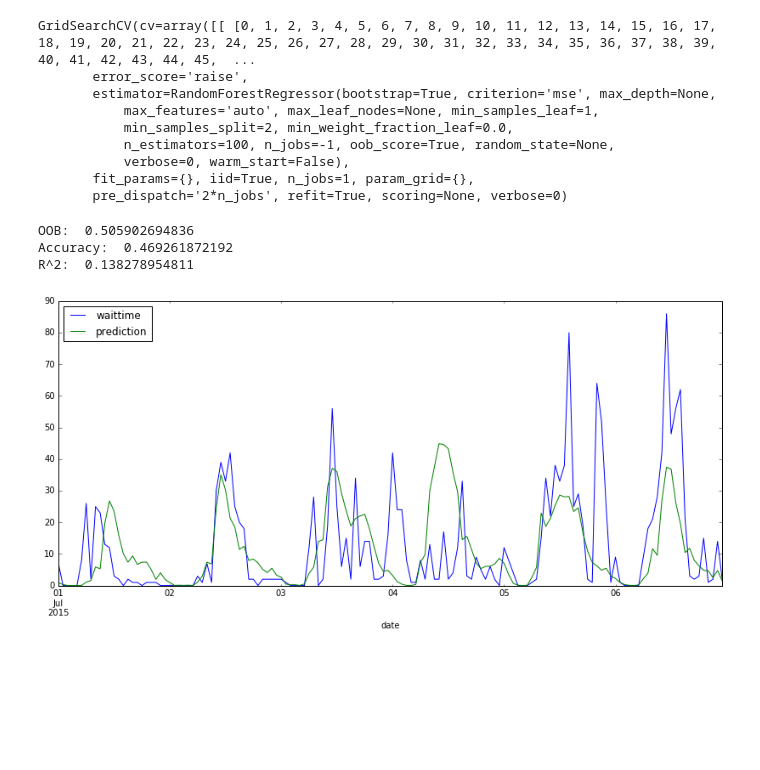
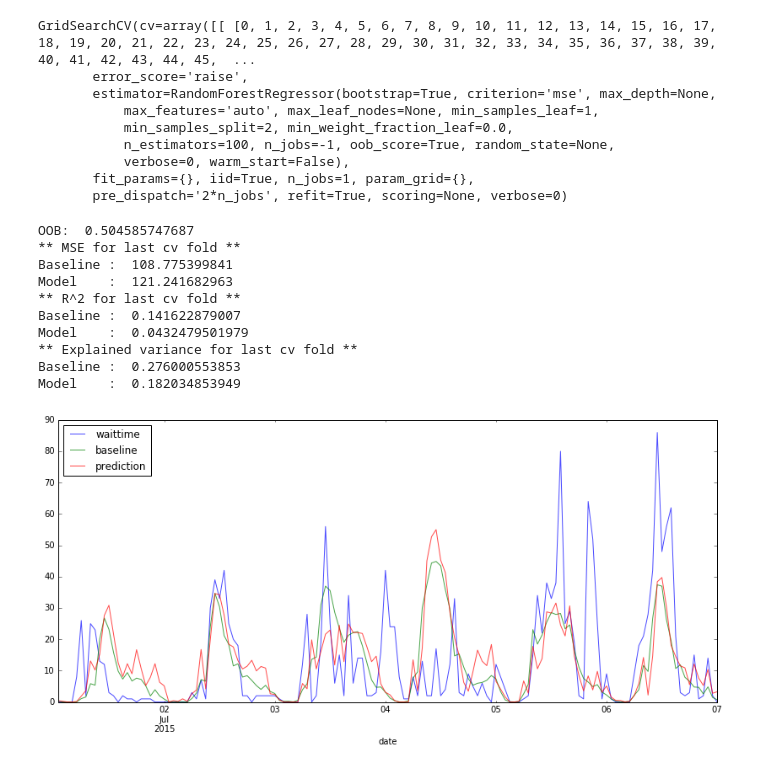
Before and after one commit to jngseattle/BorderCrossing, a Jupyter notebook: code/Model-v0.1-date_features_only-refactor.ipynb, the cells around one changed output. Drawn from its saved outputs; the diff is of its cells as text; code cells hidden in the pictures; blank space fills up the shorter version.

```diff
--- a/code/Model-v0.1-date_features_only-refactor.ipynb
+++ b/code/Model-v0.1-date_features_only-refactor.ipynb
@@ -92,8 +97,8 @@ query = '''
 df = pd_query(query)
 # %%
 from BorderModel import BorderData, clean_df_subset
-dfnew = clean_df_subset(df, ['year', 'dayofweek', 'minofday'])
-data = BorderData(dfnew)
+dfnew = clean_df_subset(df, ['year', 'month', 'dayofweek', 'minofday'])
+data = BorderData(dfnew, years=4)
 # %%
 model = RandomForestRegressor(n_jobs=-1, n_estimators=100, oob_score=True)
 params = {}
@@ -110,13 +115,18 @@ GridSearchCV(cv=array([[ [0, 1, 2, 3, 4, 5, 6, 7, 8, 9, 10, 11, 12, 13, 14, 15,
        fit_params={}, iid=True, n_jobs=1, param_grid={},
        pre_dispatch='2*n_jobs', refit=True, scoring=None, verbose=0)
 # %%
-print "OOB: ", grid.best_estimator_.oob_score_
-print "Accuracy: ", grid.best_score_
-pdf = data.prediction(grid.best_estimator_)
-print 'R^2: ', r2_score(pdf.waittime, pdf.prediction)
-plot_waittimes(pdf, 'prediction', '7/1/15', '7/7/15')
+data.predict(grid.best_estimator_)
+data.print_metrics(grid.best_estimator_)
+data.plot('7/1/15', '7/7/15');
 # %% [output]
-OOB:  0.505902694836
-Accuracy:  0.469261872192
-R^2:  0.138278954811
+OOB:  0.504585747687
+** MSE for last cv fold **
+Baseline :  108.775399841
+Model    :  121.241682963
+** R^2 for last cv fold **
+Baseline :  0.141622879007
+Model    :  0.0432479501979
+** Explained variance for last cv fold **
+Baseline :  0.276000553853
+Model    :  0.182034853949
-[figure, old version]
+[figure, new version]
```
Also changed, not shown: parts of 54 cells of this notebook, 6 other files.
